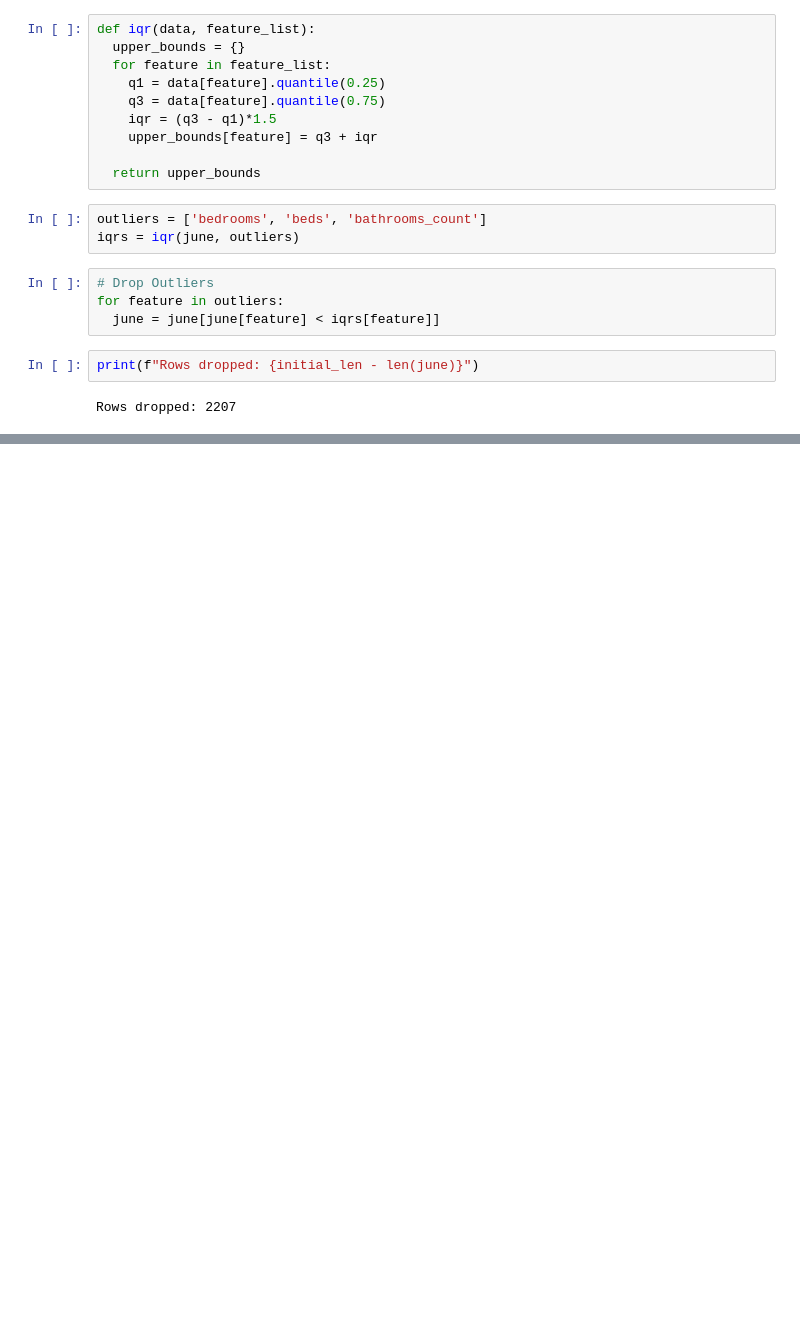
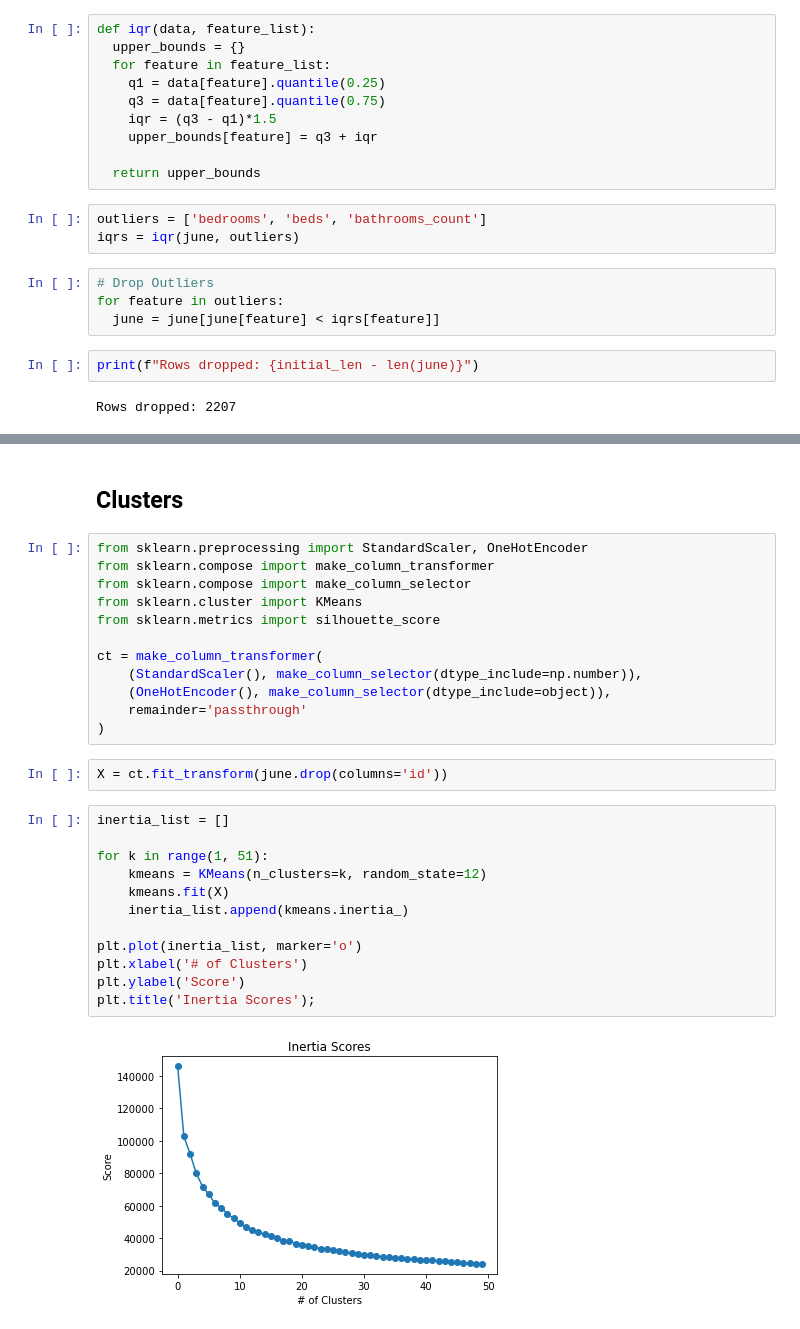
Before and after one commit to pezpet/airbnb-cdmx, a Jupyter notebook: EDA.ipynb, the cells around one changed output, grey strips where cells are left out. Drawn from its saved outputs; the diff is of its cells as text; blank space fills up the shorter version.

```diff
--- a/EDA.ipynb
+++ b/EDA.ipynb
@@ -128,0 +113,30 @@ Rows dropped: 2207
+# %% [markdown]
+## Clusters
+# %%
+from sklearn.preprocessing import StandardScaler, OneHotEncoder
+from sklearn.compose import make_column_transformer
+from sklearn.compose import make_column_selector
+from sklearn.cluster import KMeans
+from sklearn.metrics import silhouette_score
+
+ct = make_column_transformer(
+    (StandardScaler(), make_column_selector(dtype_include=np.number)),
+    (OneHotEncoder(), make_column_selector(dtype_include=object)),
+    remainder='passthrough'
+)
+# %%
+X = ct.fit_transform(june.drop(columns='id'))
+# %%
+inertia_list = []
+
+for k in range(1, 51):
+    kmeans = KMeans(n_clusters=k, random_state=12)
+    kmeans.fit(X)
+    inertia_list.append(kmeans.inertia_)
+
+plt.plot(inertia_list, marker='o')
+plt.xlabel('# of Clusters')
+plt.ylabel('Score')
+plt.title('Inertia Scores');
+# %% [output]
+[figure, added]
```
Also changed, not shown: parts of 17 cells of this notebook.
